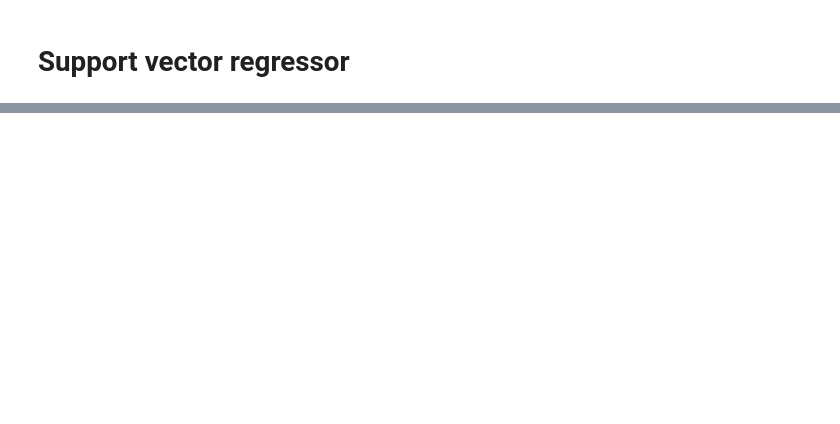
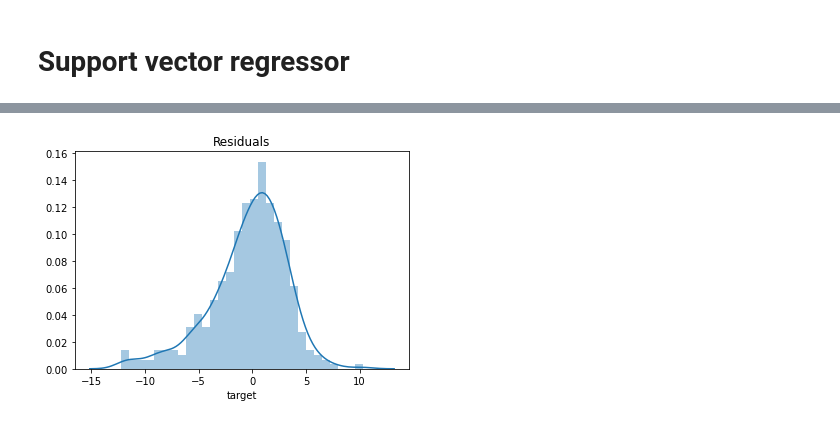
Before and after one commit to yamrreca/Boston-houses-ML, a Jupyter notebook: boston-models.ipynb, the cells around one changed output, grey strips where cells are left out. Cells and saved outputs as stored; diff of their text form; code cells hidden in the pictures; blank space fills up the shorter version.

```diff
--- a/boston-models.ipynb
+++ b/boston-models.ipynb
@@ -342,0 +327,5 @@ Label mean for comparison: 20.70
+# %%
+sns.distplot(res, bins=30)
+plt.title('Residuals');
+# %% [output]
+[figure, added]
```
Also changed, not shown: parts of 30 cells of this notebook.
